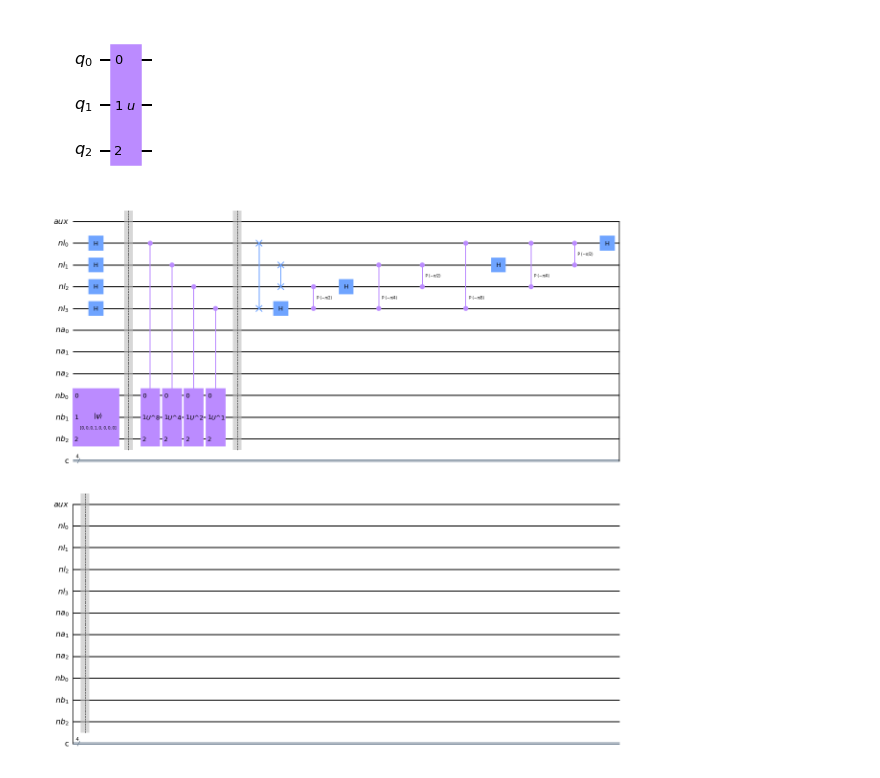
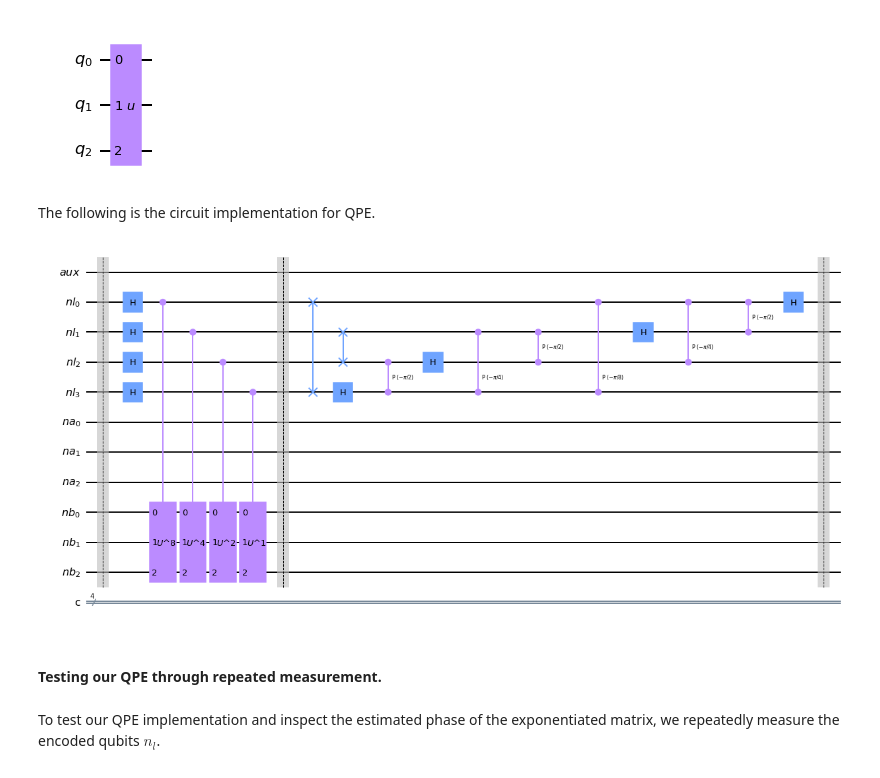
Before and after one commit to tybens/quantum-data-fitting-HHL, a Jupyter notebook: hhl-non-hermitian.ipynb, the cells around one changed output. Drawn from its saved outputs; the diff is of its cells as text; code cells hidden in the pictures.

```diff
--- a/hhl-non-hermitian.ipynb
+++ b/hhl-non-hermitian.ipynb
@@ -93,5 +144,6 @@ accurate_solution = hhl.solve(A_p, b_p)
 # %%
-t = 3000 # eep relatively large so that alpha in Eq (3) approximates as sync functions
-n_eig = 4 # number of qubits to estimate the eigenvalues of A, with precision up to n_eig bits
+T = 3000 # Used in hamiltonian evolution. Needs to be relatively large so that alpha in Eq (3) approximates as sync functions
+C = 1/2 # Used in conditional rotation. Needs to be on the order of 1/kappa where kappa is the conditional number of A
+n_eig = 4 # Used in QPE, number of qubits to estimate the eigenvalues of A, defines the precision of the eigenvalues up to n_eig bits
 
-n = 3 # 2**n x 2**n A
+n = 3 # 2**n x 2**n A. This defines the number of qubits needed for the dimensions of this problem. Specifically 8 dimensions can be encoded with 3 qubits.
@@ -107,12 +172,18 @@ U_mat = scipy.linalg.expm(1j*A_p*t)
 # %%
+# convert to unitary matrix through exponentiation
+U_mat = scipy.linalg.expm(1j*A_p*T)
+
+# convert to a unitary operator with Qiski
 U = UnitaryGate(U_mat)
 U.name = "$U$"
+# define the control gate used in QPE
 U_ctrl = U.control()
 U_ctrl.label = "C-U"
 
-circ = QuantumCircuit(3)
-circ.append(U, range(3))
-circ.draw('mpl')
+# print out the how the circuit will look
+example_circ = QuantumCircuit(3)
+example_circ.append(U, range(3))
+example_circ.draw('mpl')
 # then calculate eigenvalues to see if they are nice...?
 # %% [output]
 [figure]
@@ -121,39 +190,33 @@ b_p = b_p/scipy.linalg.norm(b_p)
+# %% [markdown]
+The following is the circuit implementation for QPE.
 # %%
-aux = QuantumRegister(1, 'aux') # for conditional eigenvalue inversion
-
-n_l = QuantumRegister(n_eig, 'nl') # stores binary representation of the eigenvalues
-n_a = QuantumRegister(n,'na') # auxillary qubits (can be ignored...?)
-n_b = QuantumRegister(n, 'nb') # contains the vector solution
-
-c = ClassicalRegister(n_eig, 'c')
-
-circ = QuantumCircuit(aux, n_l, n_a, n_b, c)
+qpe_circ = QuantumCircuit(aux, n_l, n_a, n_b, c)
+qpe_circ.barrier()
 
 # First, perform a hadamard on all the memory qubits.
-circ.h(n_l)
+qpe_circ.h(n_l)
 
-# state preparation of b: |0> -> |b>
-circ.initialize(b_p, n_b)
-
-
-circ.barrier()
 # Apply powers of controlled U on the target qubits
 for i in range(n_eig):
     Upow = U.power(2**(n_eig-1-i))
     ctrl_Upow = Upow.control()
-    circ.append(ctrl_Upow, [n_l[i], n_b[0], n_b[1], n_b[2]])
-circ.barrier()
+    qpe_circ.append(ctrl_Upow, [n_l[i], n_b[0], n_b[1], n_b[2]])
+qpe_circ.barrier()
 
 # Compute the inverse quantum fourier transform
 for qubit in range(n_eig//2):
-    circ.swap(n_l[qubit], n_l[n_eig-qubit-1])
+    qpe_circ.swap(n_l[qubit], n_l[n_eig-qubit-1])
 for i in range(n_eig):
     for m in range(i):
-        circ.cp(-pi/(2**(i-m)), n_l[n_eig-1-m], n_l[n_eig-1-i])
-    circ.h(n_l[n_eig-1-i])
-circ.barrier()
+        qpe_circ.cp(-pi/(2**(i-m)), n_l[n_eig-1-m], n_l[n_eig-1-i])
+    qpe_circ.h(n_l[n_eig-1-i])
+qpe_circ.barrier()
 
-circ.draw('mpl')
+qpe_circ.draw('mpl')
 # %% [output]
-[figure, old version]
+[figure, new version]
+# %% [markdown]
+#### Testing our QPE through repeated measurement.
+# %% [markdown]
+To test our QPE implementation and inspect the estimated phase of the exponentiated matrix, we repeatedly measure the encoded qubits $n_l$.
 # %%
```
Also changed, not shown: parts of 26 cells of this notebook.
